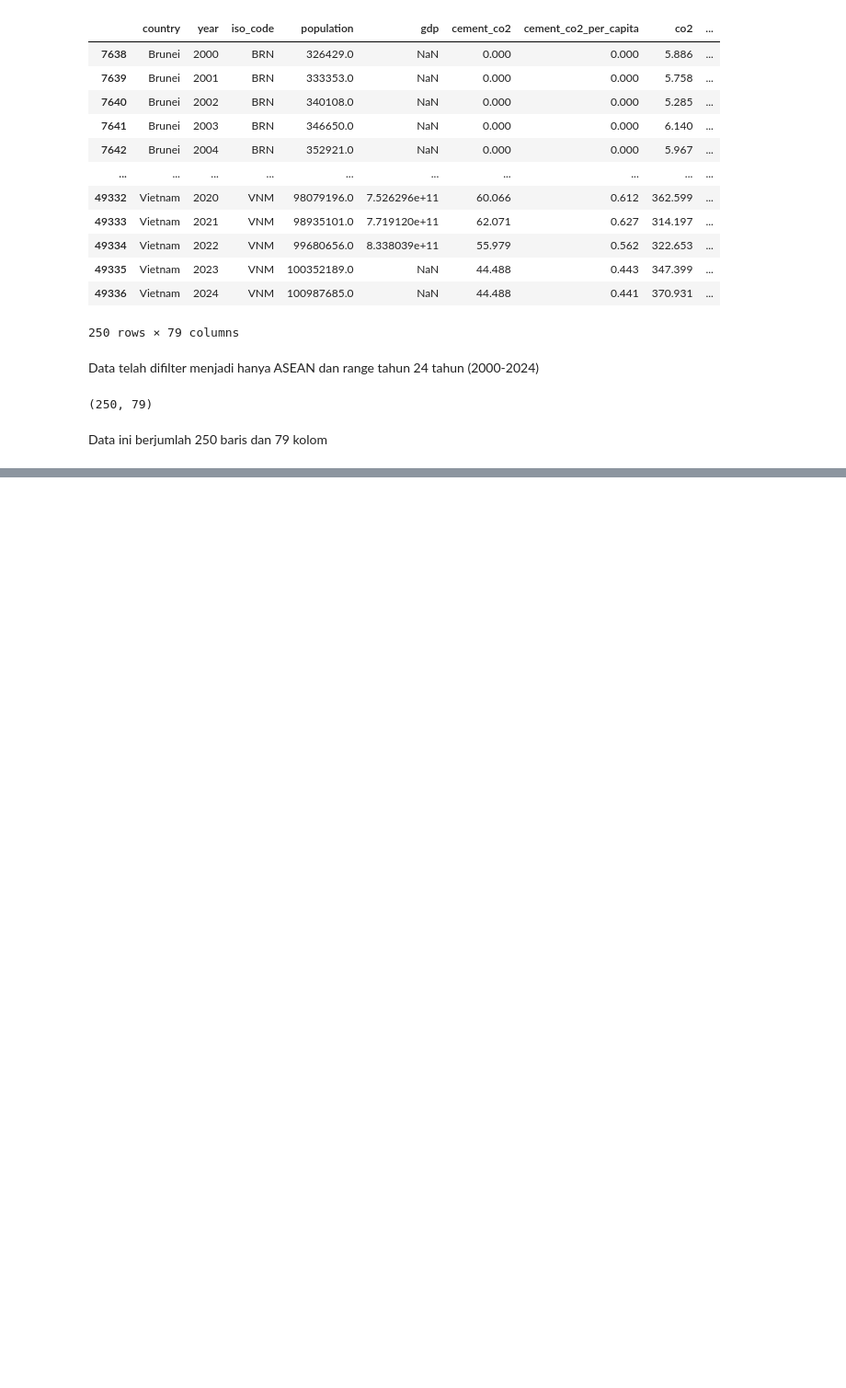
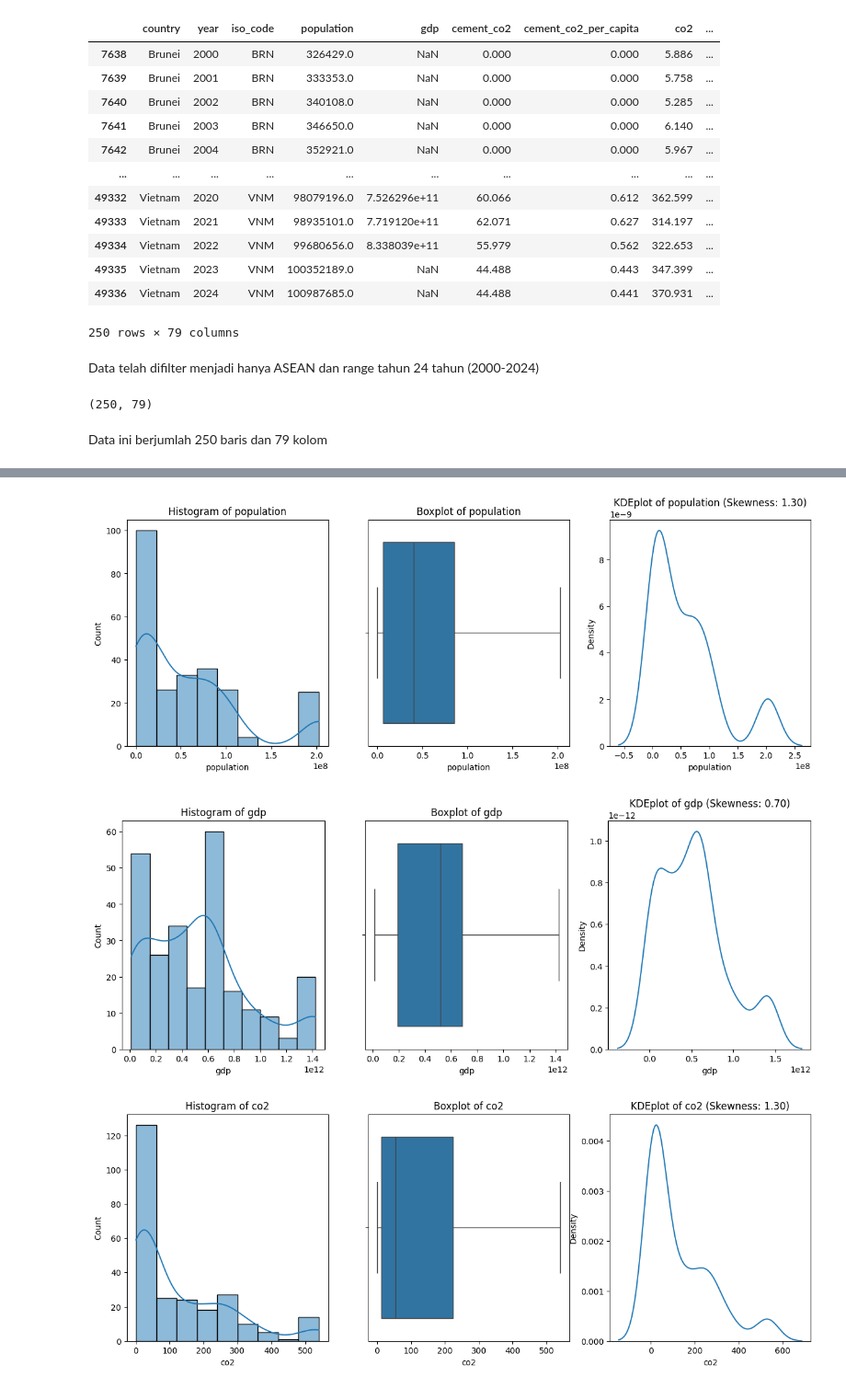
Before and after one commit to AlvitoDwiP/carbon-emission, a Jupyter notebook: notebooks/01-data-overview.ipynb, the cells around one changed output, grey strips where cells are left out. Shown at 92% size. Cells and saved outputs as stored; diff of their text form; code cells hidden in the pictures; blank space fills up the shorter version.

```diff
--- a/notebooks/01-data-overview.ipynb
+++ b/notebooks/01-data-overview.ipynb
@@ -72,0 +251,9 @@ Data ini berjumlah 250 baris dan 79 kolom
+# %%
+#menghilangkan noise dengan mengganti nama variabel supaya lebih menarik dan efisien
+df_final = df_final.rename(columns = {
+    'coal_co2' : 'coal co2' ,
+    'cumulative_co2_including_luc' : 'cumulative co2' ,
+    'land_use_change_co2' : 'land use' ,
+    'oil_co2' : 'oil co2'
+})
+df_final.head()
@@ -72,0 +650,36 @@ Data ini berjumlah 250 baris dan 79 kolom
+# %%
+# Membuat variabel baru untuk analisis univariat
+dfunivariat = df_final_outlier_handling.drop(
+    columns=['cumulative co2', 'year', 'per 4 years', 'country'],
+
+)
+# %%
+# Mendapatkan daftar kolom
+selected_columns = ['population', 'gdp', 'co2', 'oil co2', 'coal co2', 'land use']
+
+# Melakukan iterasi untuk setiap kolom
+for column in selected_columns:
+    # Membuat subplot
+    fig, axes = plt.subplots(1, 3, figsize=(15, 5))
+
+    # Plot Histogram
+    sns.histplot(dfunivariat[column], kde=True, ax=axes[0])
+    axes[0].set_title(f'Histogram of {column}')
+
+    # Plot Boxplot
+    sns.boxplot(x=dfunivariat[column], ax=axes[1])
+    axes[1].set_title(f'Boxplot of {column}')
+
+    # Plot KDEplot
+    sns.kdeplot(dfunivariat[column], ax=axes[2])
+    axes[2].set_title(f'KDEplot of {column}')
+
+    # Menambahkan skew pada KDEplot
+    skew_val = round(dfunivariat[column].skew(), 1)
+    axes[2].set_title(f'KDEplot of {column} (Skewness: {skew_val:.2f})')
+
+    plt.show()
+# %% [output]
+[figure, added]
+[figure, added]
+[figure, added]
```
Also changed, not shown: parts of 86 cells of this notebook.
